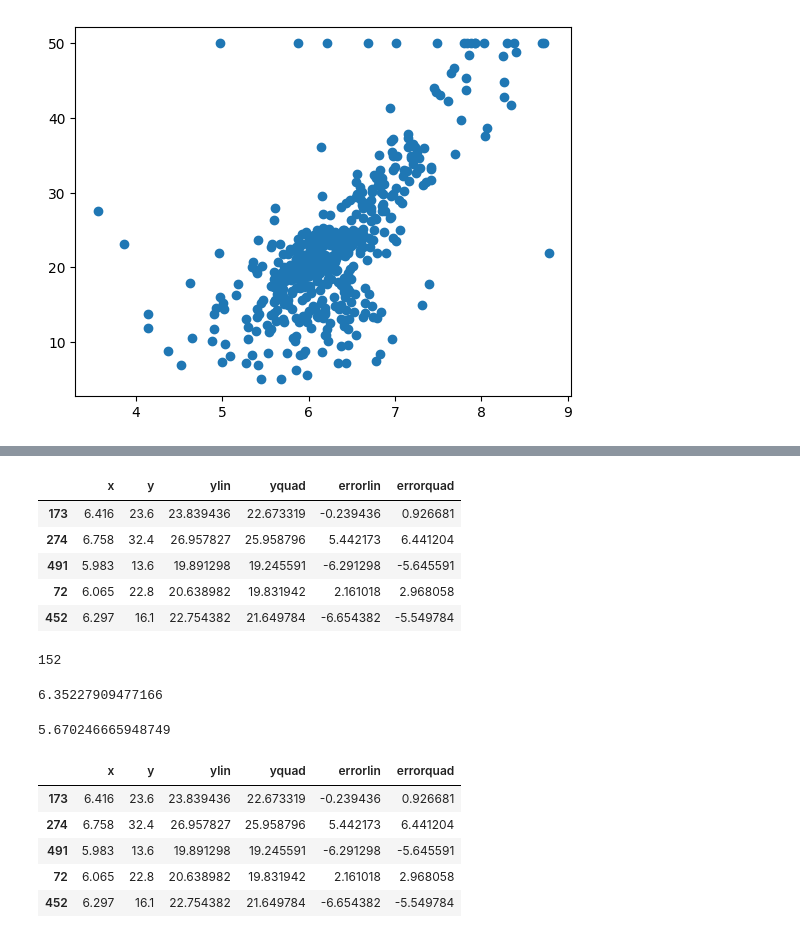
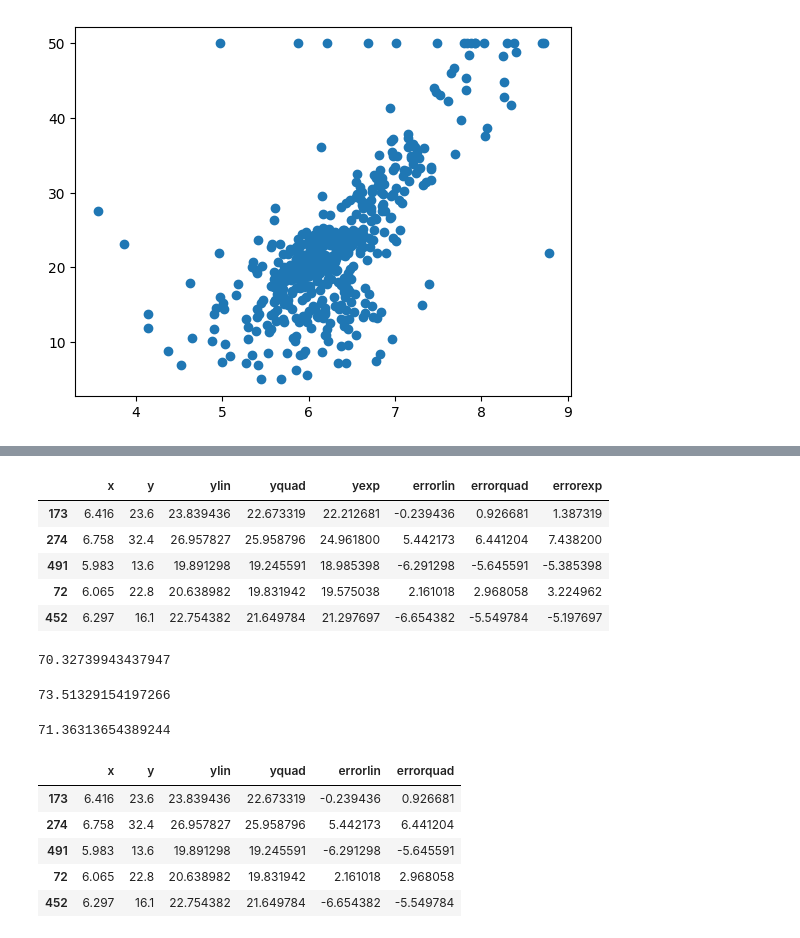
Before and after one commit to abiral-adhikari/mcsc-project, a Jupyter notebook: quatratic.ipynb, the cells around one changed output, grey strips where cells are left out. Cells and saved outputs as stored; diff of their text form; code cells hidden in the pictures.

```diff
--- a/quatratic.ipynb
+++ b/quatratic.ipynb
@@ -68,6 +72,10 @@ sumx4=data2['x4'].sum()
 sumy=data2['y'].sum()
 sumxy=data2['xy'].sum()
 sumx2y=data2['x2y'].sum()
+sumX=data2['X'].sum()
+sumY=data2['Y'].sum()
+sumXY=data2['XY'].sum()
+sumX2=data2['X2'].sum()
 n=data2['x'].count()
 # %%
 n
@@ -101,3 +111,9 @@ coff2=np.linalg.solve(A2,B2)
 coff2
 # %% [output]
 array([  9.1181022 , -34.66230744])
+# %%
+# Finding the cofficient of linearly transformed exponential regression
+A2=np.array([[n,sumX],[sumX,sumX2]])
+B2=np.array([sumY,sumXY])
+coff3=np.linalg.solve(A2,B2)
+coff3
@@ -104,3 +122,6 @@ array([  9.1181022 , -34.66230744])
+# %%
+a=np.exp(coff3[0])
+b=coff3[1]
 # %%
 plt.scatter(data['RM'],data['MEDV'])
 # %% [output]
@@ -116,6 +137,11 @@ def soln(x):
 def soln2(x):
     y=coff2[0]*x+coff2[1]
     return y
+# %%
+#Predicted Exponential Function
+def soln3(x):
+    y=a*(x**b)
+    return y
 # %%
 
 array=np.linspace(3,8,100)
@@ -147,17 +175,15 @@ ax.legend(loc=4,fontsize=32)
 # %%
 data3['ylin']=data3['x'].apply(soln2)
 data3['yquad']=data3['x'].apply(soln)
+data3['yexp']=data3['x'].apply(soln3)
 data3['errorlin']=data3['y']-data3['ylin']
 data3['errorquad']=data3['y']-data3['yquad']
+data3['errorexp']=data3['y']-data3['yexp']
 data3.head()
 # %% [output]
-|  | x | y | ylin | yquad | errorlin | errorquad |
-| 173 | 6.416 | 23.6 | 23.839436 | 22.673319 | -0.239436 | 0.926681 |
-| 274 | 6.758 | 32.4 | 26.957827 | 25.958796 | 5.442173 | 6.441204 |
-| 491 | 5.983 | 13.6 | 19.891298 | 19.245591 | -6.291298 | -5.645591 |
-| 72 | 6.065 | 22.8 | 20.638982 | 19.831942 | 2.161018 | 2.968058 |
-| 452 | 6.297 | 16.1 | 22.754382 | 21.649784 | -6.654382 | -5.549784 |
+|  | x | y | ylin | yquad | yexp | errorlin | errorquad | errorexp |
+| 173 | 6.416 | 23.6 | 23.839436 | 22.673319 | 22.212681 | -0.239436 | 0.926681 | 1.387319 |
+| 274 | 6.758 | 32.4 | 26.957827 | 25.958796 | 24.961800 | 5.442173 | 6.441204 | 7.438200 |
+| 491 | 5.983 | 13.6 | 19.891298 | 19.245591 | 18.985398 | -6.291298 | -5.645591 | -5.385398 |
+| 72 | 6.065 | 22.8 | 20.638982 | 19.831942 | 19.575038 | 2.161018 | 2.968058 | 3.224962 |
+| 452 | 6.297 | 16.1 | 22.754382 | 21.649784 | 21.297697 | -6.654382 | -5.549784 | -5.197697 |
-# %%
-data3['x'].count()
-# %% [output]
-152
@@ -164,13 +192,24 @@ data3['x'].count()
 # %%
+# Calculating accuracy of linear modeling
 rsmelin=np.sqrt(((data3['errorlin']**2).sum())/data3['x'].count())
-rsmelin
+accuracylin=(1-(rsmelin/ymean))*100
+accuracylin
 # %% [output]
-6.35227909477166
+70.32739943437947
 # %%
+# Calculating the accuracy of quadratic modeling
 rsmequad=np.sqrt(((data3['errorquad']**2).sum())/data3['x'].count())
-rsmequad
+accuracyquad=(1-(rsmequad/ymean))*100
+accuracyquad
 # %% [output]
-5.670246665948749
+73.51329154197266
+# %%
+# Calculating the accuracy of exponential modeling of type (a*b^x)
+rsmeexp=np.sqrt(((data3['errorexp']**2).sum())/data3['x'].count())
+accuracyexp=(1-(rsmeexp/ymean))*100
+accuracyexp
+# %% [output]
+71.36313654389244
 # %%
 data3.head()
 # %% [output]
```
Also changed, not shown: parts of 14 cells of this notebook.
